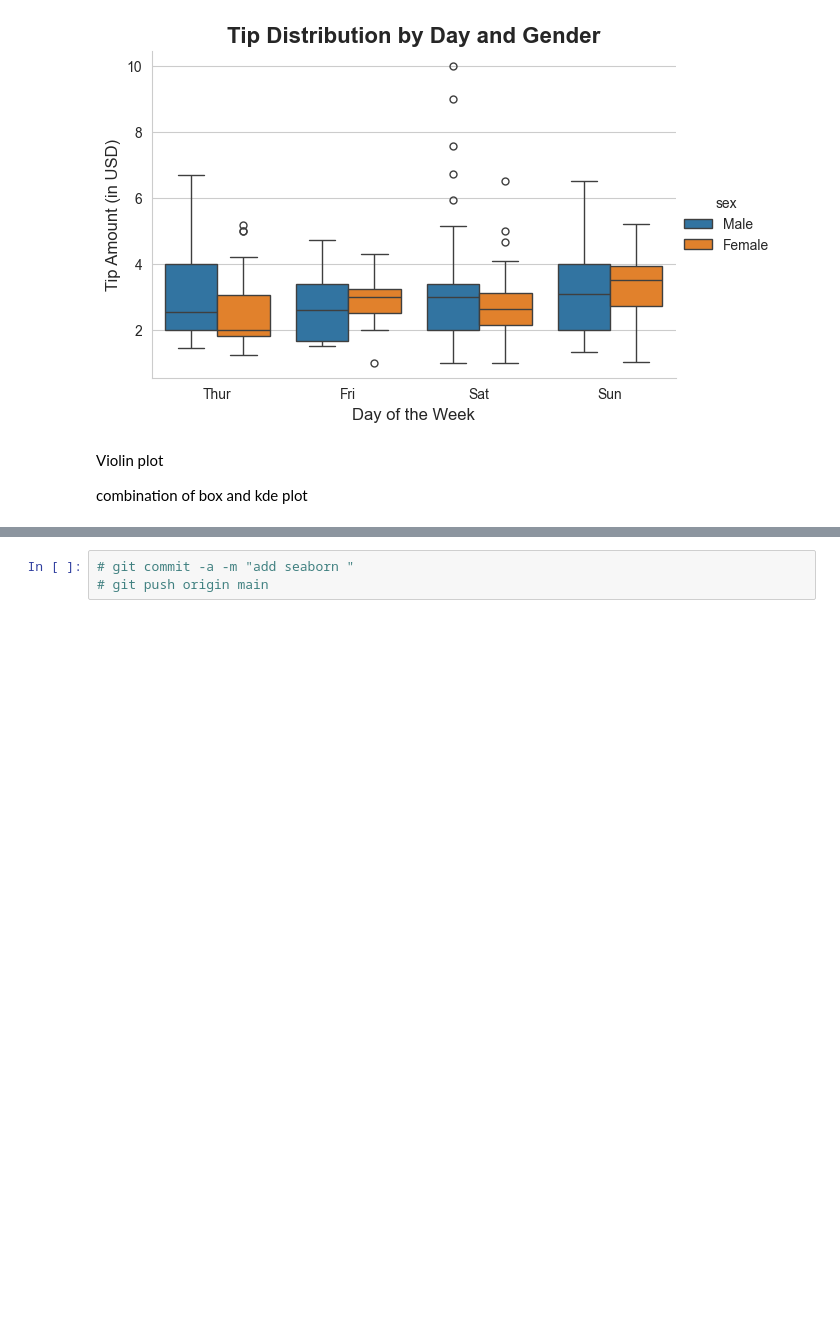
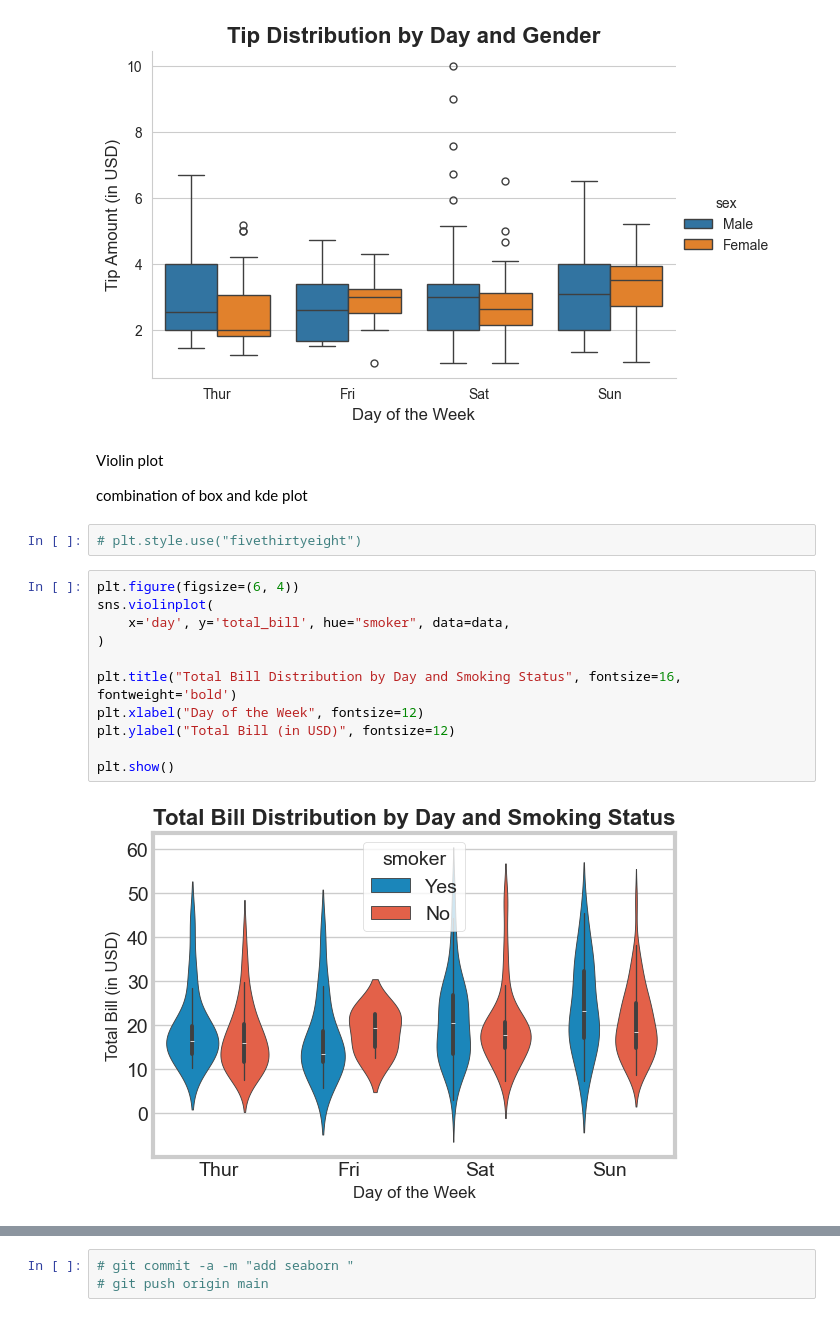
Before and after one commit to Razakhan143/demo, a Jupyter notebook: seaborn.ipynb, the cells around one changed output, grey strips where cells are left out. Cells and saved outputs as stored; diff of their text form; blank space fills up the shorter version.

Commit message:
add seaborn violin plot

```diff
--- a/seaborn.ipynb
+++ b/seaborn.ipynb
@@ -102,3 +102,18 @@ plt.show()
 Violin plot
 
 combination of box and kde plot
+# %%
+# plt.style.use("fivethirtyeight")
+# %%
+plt.figure(figsize=(6, 4))
+sns.violinplot(
+    x='day', y='total_bill', hue="smoker", data=data,
+)
+
+plt.title("Total Bill Distribution by Day and Smoking Status", fontsize=16, fontweight='bold')
+plt.xlabel("Day of the Week", fontsize=12)
+plt.ylabel("Total Bill (in USD)", fontsize=12)
+
+plt.show()
+# %% [output]
+[figure, added]
```
Also changed, not shown: parts of 2 cells of this notebook.
